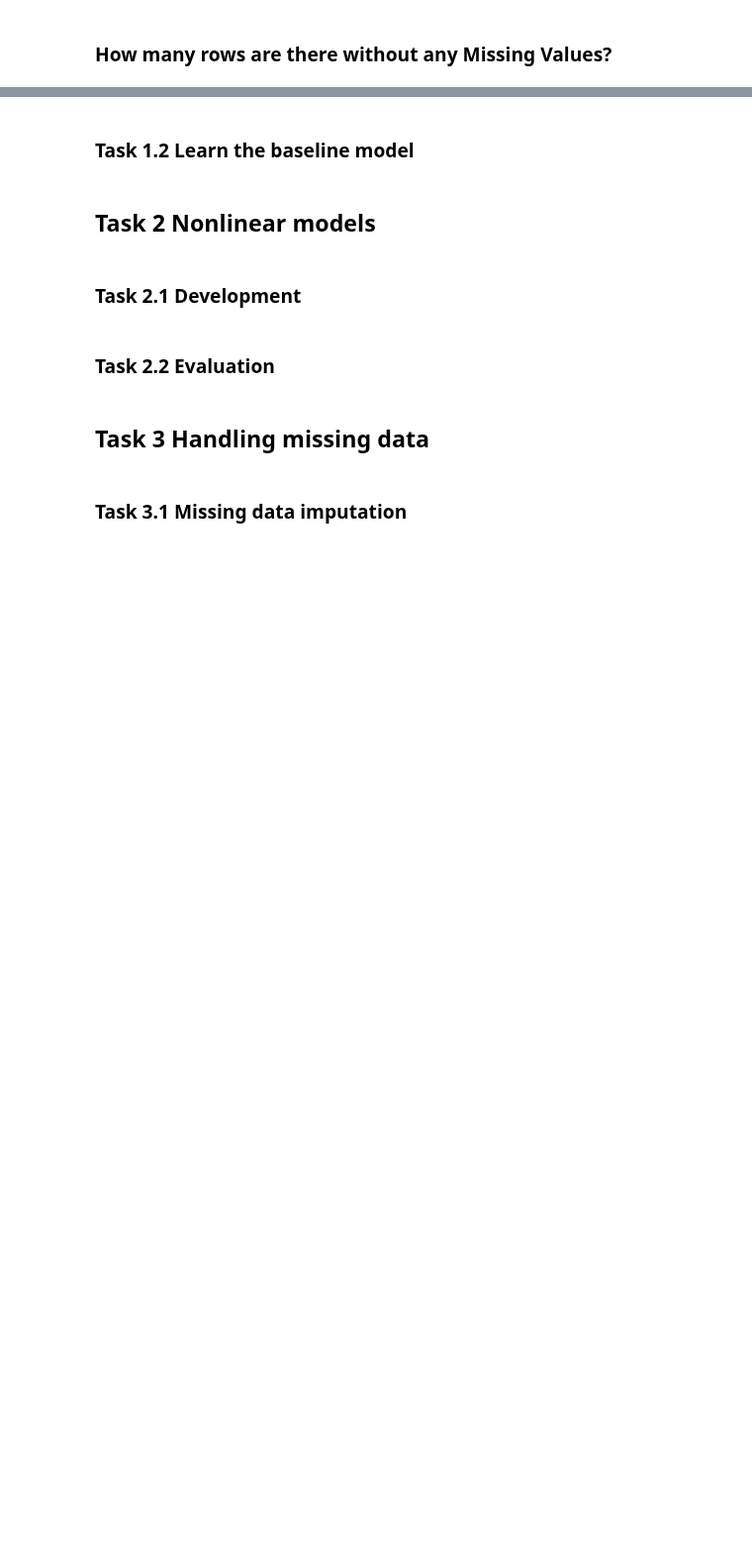
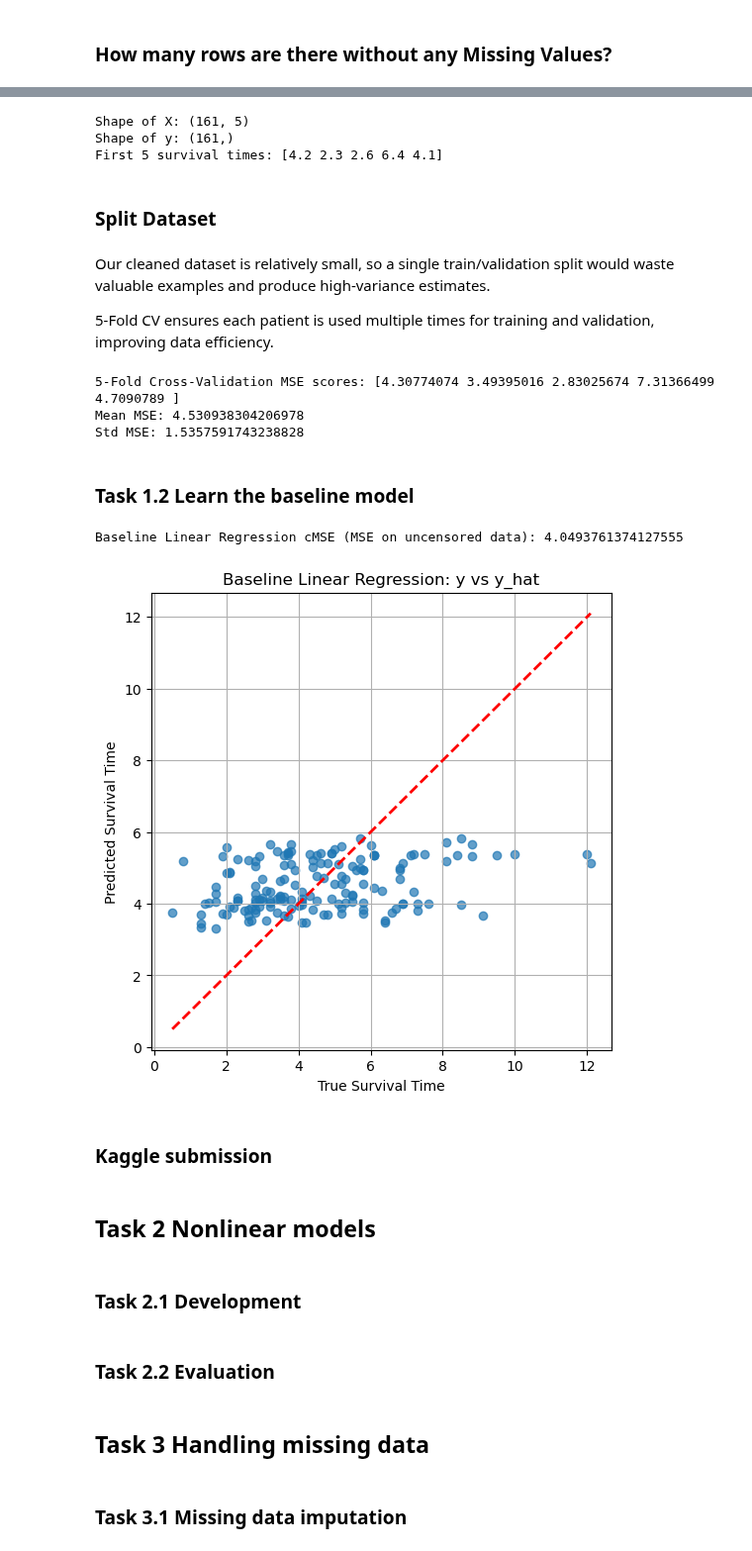
Before and after one commit to bencastello/Machine-Learning-Assignment-2, a Jupyter notebook: ml_assignment_2.ipynb, the cells around one changed output, grey strips where cells are left out. Shown at 99% size. Cells and saved outputs as stored; diff of their text form; code cells hidden in the pictures; blank space fills up the shorter version.

```diff
--- a/ml_assignment_2.ipynb
+++ b/ml_assignment_2.ipynb
@@ -145,0 +143,48 @@ NOTE: 'SurvivalTime' not found in train_csv. We cannot filter rows by label or c
+# %%
+# Features (examples as rows, features as columns)
+X = df_clean[feature_cols].values  # numpy array of shape (n_samples, n_features)
+
+# Target variable: SurvivalTime
+y = df_clean['SurvivalTime'].values  # numpy array of shape (n_samples,)
+
+# Optional: store the censoring indicator
+c = df_clean['Censored'].values  # in case we need it for cMSE later
+
+# Quick check
+print("Shape of X:", X.shape)
+print("Shape of y:", y.shape)
+print("First 5 survival times:", y[:5])
+# %% [output]
+Shape of X: (161, 5)
+Shape of y: (161,)
+First 5 survival times: [4.2 2.3 2.6 6.4 4.1]
+# %% [markdown]
+### Split Dataset
+# %% [markdown]
+Our cleaned dataset is relatively small, so a single train/validation split would waste valuable examples and produce high-variance estimates.
+
+5-Fold CV ensures each patient is used multiple times for training and validation, improving data efficiency.
+# %%
+# 5-Fold Cross-Validation setup
+kf = KFold(n_splits=5, shuffle=True, random_state=42)
+
+# Pipeline: StandardScaler + LinearRegression
+pipeline = make_pipeline(
+    StandardScaler(),
+    LinearRegression()
+)
+
+# Perform cross-validation
+# Use negative MSE because cross_val_score expects a score to maximize
+cv_scores = cross_val_score(pipeline, X, y, cv=kf, scoring='neg_mean_squared_error')
+
+# Convert to positive MSE
+mse_scores = -cv_scores
+
+print("5-Fold Cross-Validation MSE scores:", mse_scores)
+print("Mean MSE:", mse_scores.mean())
+print("Std MSE:", mse_scores.std())
+# %% [output]
+5-Fold Cross-Validation MSE scores: [4.30774074 3.49395016 2.83025674 7.31366499 4.7090789 ]
+Mean MSE: 4.530938304206978
+Std MSE: 1.5357591743238828
@@ -146,2 +210,32 @@ NOTE: 'SurvivalTime' not found in train_csv. We cannot filter rows by label or c
 # %% [markdown]
 ### Task 1.2 Learn the baseline model
+# %%
+baseline_pipeline = make_pipeline(
+    StandardScaler(),
+    LinearRegression()
+)
+
+# Fit on all uncensored, complete data
+baseline_pipeline.fit(X, y)
+
+# Predict on the same data (Task 1 baseline)
+y_hat = baseline_pipeline.predict(X)
+
+# Calculate cMSE (equivalent to MSE here, since all uncensored)
+c_mse_value = censored_mse(y, y_hat, c)
+print("Baseline Linear Regression cMSE (MSE on uncensored data):", c_mse_value)
+# %% [output]
+Baseline Linear Regression cMSE (MSE on uncensored data): 4.0493761374127555
+# %%
+plt.figure(figsize=(6,6))
+plt.scatter(y, y_hat, alpha=0.7)
+plt.plot([y.min(), y.max()], [y.min(), y.max()], 'r--', lw=2)  # perfect prediction line
+plt.xlabel("True Survival Time")
+plt.ylabel("Predicted Survival Time")
+plt.title("Baseline Linear Regression: y vs y_hat")
+plt.grid(True)
+plt.show()
+# %% [output]
+[figure, added]
+# %% [markdown]
+### Kaggle submission
```
Also changed, not shown: parts of 15 cells of this notebook.
